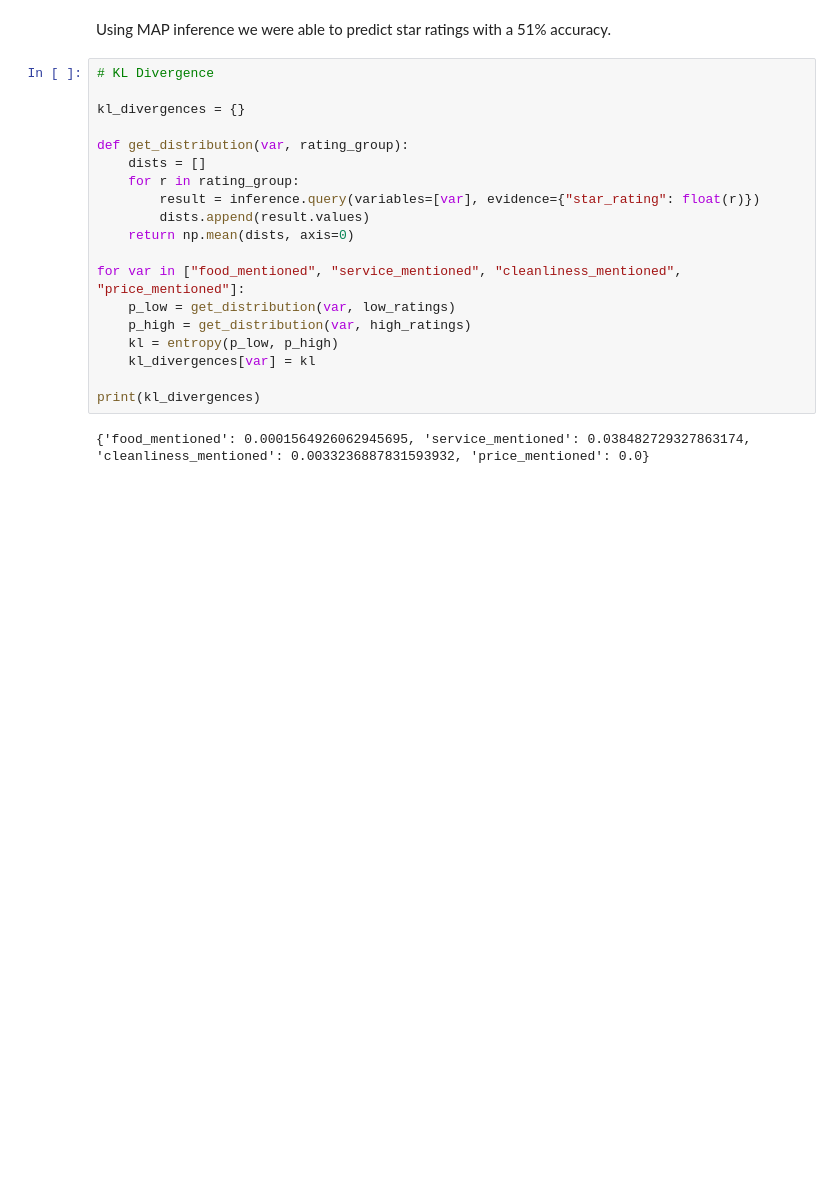
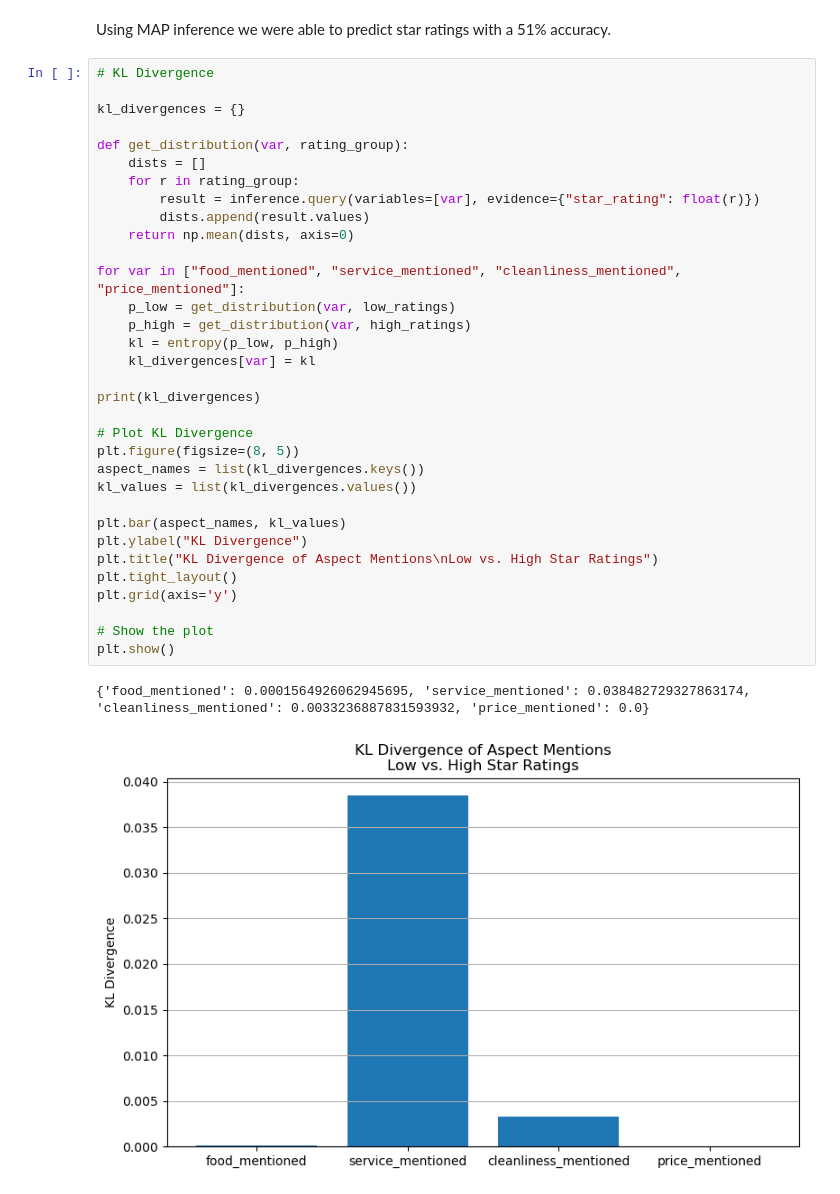
Before and after one commit to sgallaga/cs179_project, a Jupyter notebook: model.ipynb, the cells around one changed output. Saved outputs shown, nothing was run; the diff lists cells and outputs as text; blank space fills up the shorter version.

```diff
--- a/model.ipynb
+++ b/model.ipynb
@@ -164,21 +178,36 @@ Using MAP inference we were able to predict star ratings with a 51% accuracy.
 # %%
 # KL Divergence
 
 kl_divergences = {}
 
 def get_distribution(var, rating_group):
     dists = []
     for r in rating_group:
         result = inference.query(variables=[var], evidence={"star_rating": float(r)})
         dists.append(result.values)
     return np.mean(dists, axis=0)
 
 for var in ["food_mentioned", "service_mentioned", "cleanliness_mentioned", "price_mentioned"]:
     p_low = get_distribution(var, low_ratings)
     p_high = get_distribution(var, high_ratings)
     kl = entropy(p_low, p_high)
     kl_divergences[var] = kl
 
 print(kl_divergences)
+
+# Plot KL Divergence
+plt.figure(figsize=(8, 5))
+aspect_names = list(kl_divergences.keys())
+kl_values = list(kl_divergences.values())
+
+plt.bar(aspect_names, kl_values)
+plt.ylabel("KL Divergence")
+plt.title("KL Divergence of Aspect Mentions\nLow vs. High Star Ratings")
+plt.tight_layout()
+plt.grid(axis='y')
+
+# Show the plot
+plt.show()
 # %% [output]
 {'food_mentioned': 0.0001564926062945695, 'service_mentioned': 0.038482729327863174, 'cleanliness_mentioned': 0.0033236887831593932, 'price_mentioned': 0.0}
+[figure, added]
```
Also changed, not shown: parts of 2 cells of this notebook.
